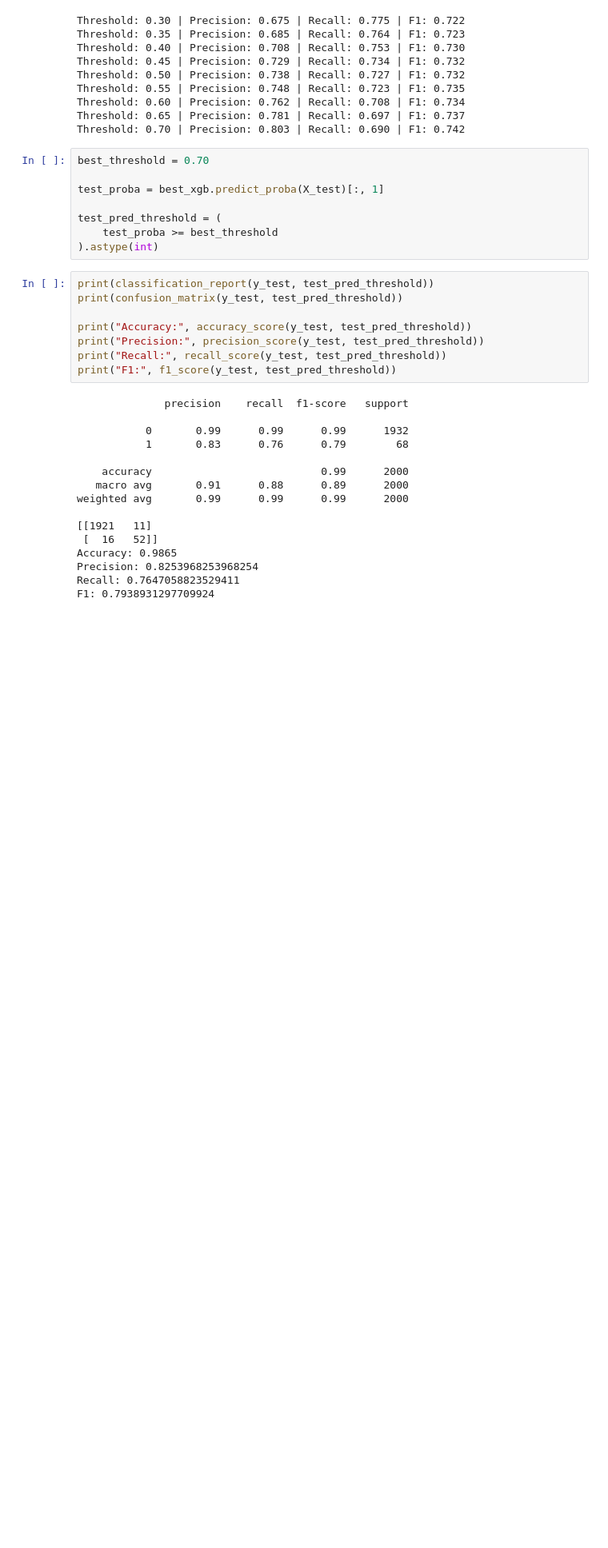
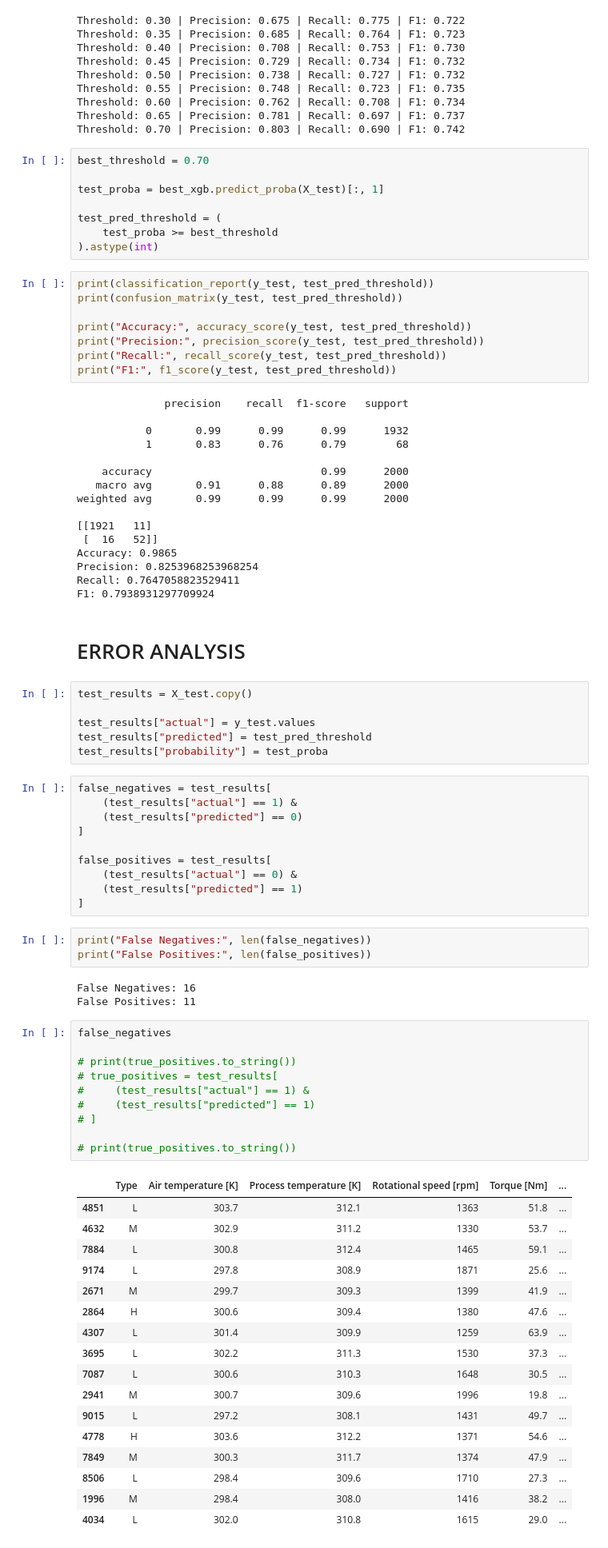
Before and after one commit to yashbhatt0508/Predictive-Maintainance, a Jupyter notebook: predictive_maintainance.ipynb, the cells around one changed output. Shown at 80% size. Cells and saved outputs as stored; diff of their text form; blank space fills up the shorter version.

Commit message:
ERROR ANALYSIS AND EXPLAINABILITY

```diff
--- a/predictive_maintainance.ipynb
+++ b/predictive_maintainance.ipynb
@@ -1203,3 +1203,55 @@ Accuracy: 0.9865
 Precision: 0.8253968253968254
 Recall: 0.7647058823529411
 F1: 0.7938931297709924
+# %% [markdown]
+# ERROR ANALYSIS
+# %%
+test_results = X_test.copy()
+
+test_results["actual"] = y_test.values
+test_results["predicted"] = test_pred_threshold
+test_results["probability"] = test_proba
+# %%
+false_negatives = test_results[
+    (test_results["actual"] == 1) &
+    (test_results["predicted"] == 0)
+]
+
+false_positives = test_results[
+    (test_results["actual"] == 0) &
+    (test_results["predicted"] == 1)
+]
+# %%
+print("False Negatives:", len(false_negatives))
+print("False Positives:", len(false_positives))
+# %% [output]
+False Negatives: 16
+False Positives: 11
+# %%
+false_negatives
+
+# print(true_positives.to_string())
+# true_positives = test_results[
+#     (test_results["actual"] == 1) &
+#     (test_results["predicted"] == 1)
+# ]
+
+# print(true_positives.to_string())
+# %% [output]
+|  | Type | Air temperature [K] | Process temperature [K] | Rotational speed [rpm] | Torque [Nm] | ... |
+| 4851 | L | 303.7 | 312.1 | 1363 | 51.8 | ... |
+| 4632 | M | 302.9 | 311.2 | 1330 | 53.7 | ... |
+| 7884 | L | 300.8 | 312.4 | 1465 | 59.1 | ... |
+| 9174 | L | 297.8 | 308.9 | 1871 | 25.6 | ... |
+| 2671 | M | 299.7 | 309.3 | 1399 | 41.9 | ... |
+| 2864 | H | 300.6 | 309.4 | 1380 | 47.6 | ... |
+| 4307 | L | 301.4 | 309.9 | 1259 | 63.9 | ... |
+| 3695 | L | 302.2 | 311.3 | 1530 | 37.3 | ... |
+| 7087 | L | 300.6 | 310.3 | 1648 | 30.5 | ... |
+| 2941 | M | 300.7 | 309.6 | 1996 | 19.8 | ... |
+| 9015 | L | 297.2 | 308.1 | 1431 | 49.7 | ... |
+| 4778 | H | 303.6 | 312.2 | 1371 | 54.6 | ... |
+| 7849 | M | 300.3 | 311.7 | 1374 | 47.9 | ... |
+| 8506 | L | 298.4 | 309.6 | 1710 | 27.3 | ... |
+| 1996 | M | 298.4 | 308.0 | 1416 | 38.2 | ... |
+| 4034 | L | 302.0 | 310.8 | 1615 | 29.0 | ... |
```
Also changed, not shown: parts of 26 cells of this notebook.
